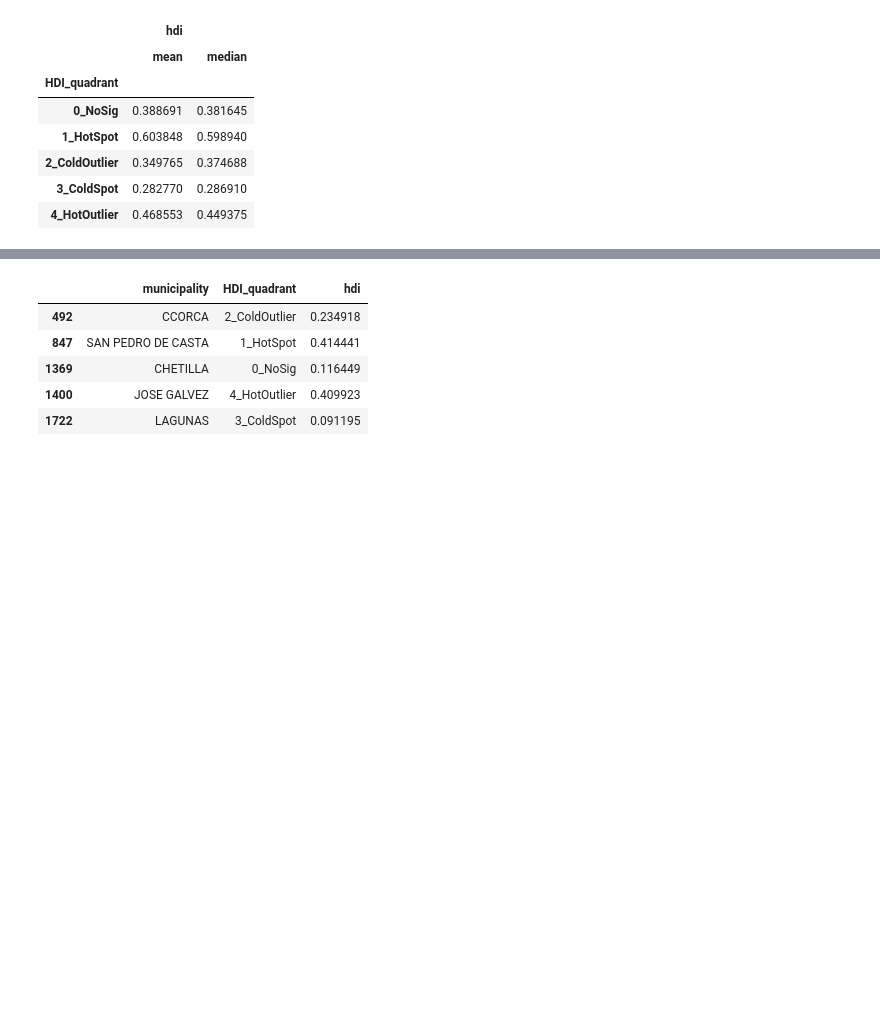
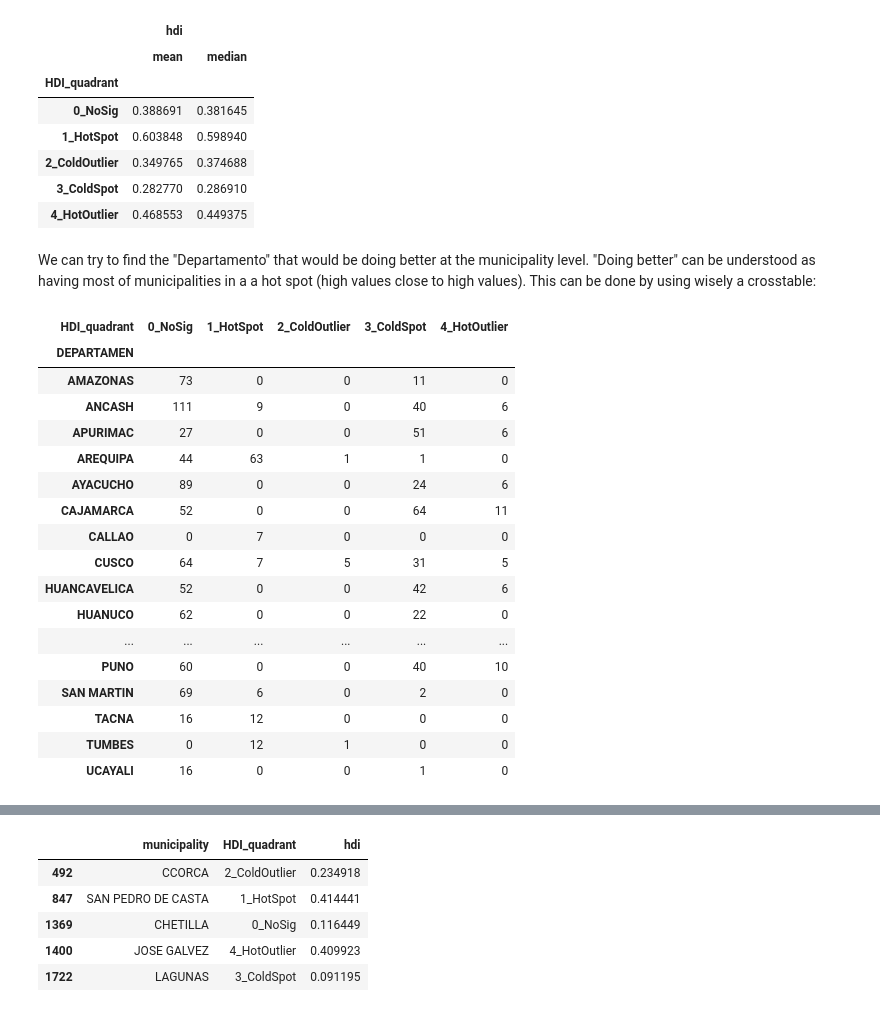
Before and after one commit to DACSS-CSSmeths/Spatial-Analytics, a Jupyter notebook: index.ipynb, the cells around one changed output, grey strips where cells are left out. Cells and saved outputs as stored; diff of their text form; code cells hidden in the pictures; blank space fills up the shorter version.

```diff
--- a/index.ipynb
+++ b/index.ipynb
@@ -440,3 +440,27 @@ peru_hdi_map.groupby('HDI_quadrant').agg({'hdi': ['mean','median']})
 | 2_ColdOutlier | 0.349765 | 0.374688 |
 | 3_ColdSpot | 0.282770 | 0.286910 |
 | 4_HotOutlier | 0.468553 | 0.449375 |
+# %% [markdown]
+We can try to find the "Departamento" that would be doing better at the municipality level. "Doing better" can be understood as having most of municipalities in a a hot spot (high values close to high values). This can be done by using wisely a crosstable:
+# %%
+# raw values
+pd.crosstab(peru_hdi_map.DEPARTAMEN,peru_hdi_map.HDI_quadrant)
+# %% [output]
+| HDI_quadrant | 0_NoSig | 1_HotSpot | 2_ColdOutlier | 3_ColdSpot | 4_HotOutlier |
+| DEPARTAMEN |  |  |  |  |  |
+| AMAZONAS | 73 | 0 | 0 | 11 | 0 |
+| ANCASH | 111 | 9 | 0 | 40 | 6 |
+| APURIMAC | 27 | 0 | 0 | 51 | 6 |
+| AREQUIPA | 44 | 63 | 1 | 1 | 0 |
+| AYACUCHO | 89 | 0 | 0 | 24 | 6 |
+| CAJAMARCA | 52 | 0 | 0 | 64 | 11 |
+| CALLAO | 0 | 7 | 0 | 0 | 0 |
+| CUSCO | 64 | 7 | 5 | 31 | 5 |
+| HUANCAVELICA | 52 | 0 | 0 | 42 | 6 |
+| HUANUCO | 62 | 0 | 0 | 22 | 0 |
+| ... | ... | ... | ... | ... | ... |
+| PUNO | 60 | 0 | 0 | 40 | 10 |
+| SAN MARTIN | 69 | 6 | 0 | 2 | 0 |
+| TACNA | 16 | 12 | 0 | 0 | 0 |
+| TUMBES | 0 | 12 | 1 | 0 | 0 |
+| UCAYALI | 16 | 0 | 0 | 1 | 0 |
```
Also changed, not shown: parts of 3 cells of this notebook, 2 other files.
